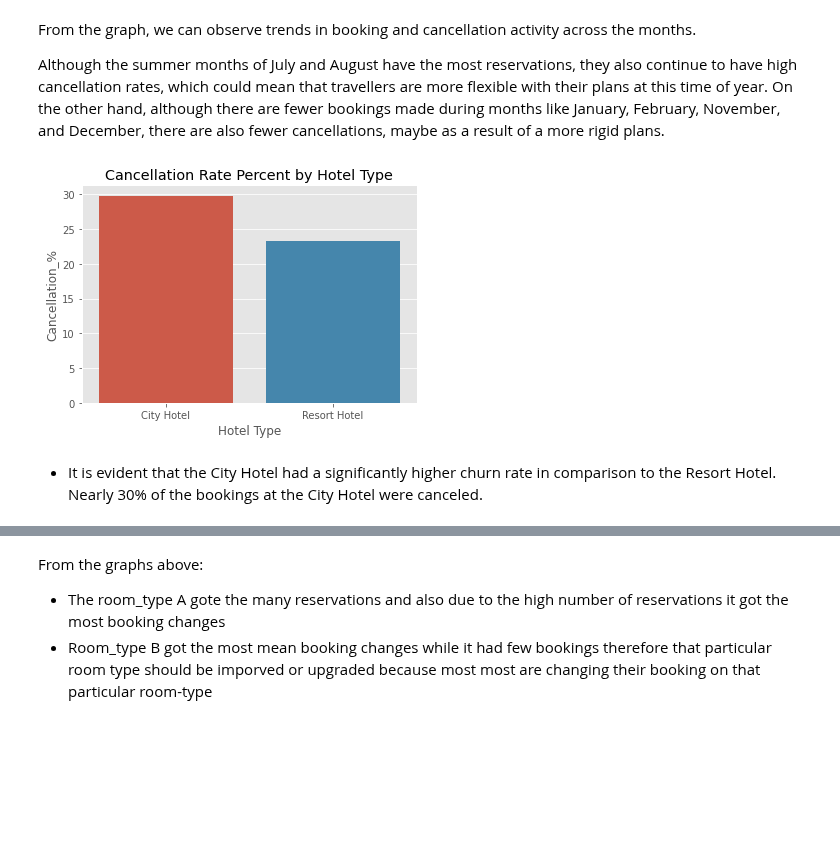
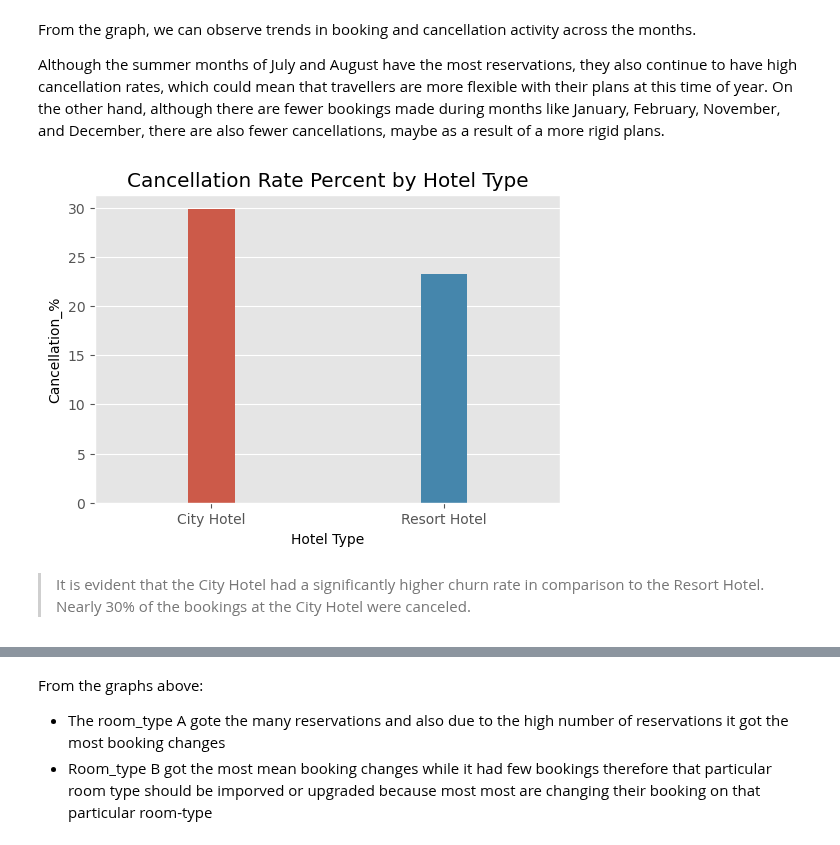
Before and after one commit to u-mar/Churn-Prediction, a Jupyter notebook: student.ipynb, the cells around one changed output, grey strips where cells are left out. Drawn from its saved outputs; the diff is of its cells as text; code cells hidden in the pictures; blank space fills up the shorter version.

```diff
--- a/student.ipynb
+++ b/student.ipynb
@@ -327,36 +302,36 @@ Although the summer months of July and August have the most reservations, they a
 # %%
 # Selecting and counting number of cancelled bookings for each hotel.
 
 # filtering the DataFrame to include only rows where bookings are canceled
 cancelled_data = hotel[hotel['is_canceled'] == 1]
 
 # grouping the filtered data by the 'hotel' column.
 cancel_grp = cancelled_data.groupby('hotel')
 
 # calculates the size (count) of each group
 # creating a DataFrame d_1 with the number of cancelled bookings for each hotel
 d_1 = pd.DataFrame(cancel_grp.size()).rename(columns = {0:'total_cancelled_bookings'})
 
 # Counting total number of bookings for each type of hotel
 grouped_by_hotel = hotel.groupby('hotel')
 total_booking = grouped_by_hotel.size()
 d_2 = pd.DataFrame(total_booking).rename(columns = {0: 'total_bookings'})
 
 d_3 = pd.concat([d_1, d_2], axis = 1)
 
 # Calculating cancel percentage
 d_3['cancel_%'] = round((d_3['total_cancelled_bookings']/d_3['total_bookings'])*100,2)
 
 # plotting the graph
 plt.figure(figsize=(6, 4))
-sns.barplot(x=d_3.index, y=d_3['cancel_%'], dodge=False)
+sns.barplot(x=d_3.index, y=d_3['cancel_%'], width=0.2)
 plt.xlabel('Hotel Type')
 plt.ylabel('Cancellation_%')
 plt.title('Cancellation Rate Percent by Hotel Type');
 # %% [output]
-[figure, old version]
+[figure, new version]
 # %% [markdown]
-- It is evident that the City Hotel had a significantly higher churn rate in comparison to the Resort Hotel. Nearly 30% of the bookings at the City Hotel were canceled.
+> It is evident that the City Hotel had a significantly higher churn rate in comparison to the Resort Hotel. Nearly 30% of the bookings at the City Hotel were canceled.
 # %%
 # creating the plotting axes
 fig, ax=plt.subplots(ncols=3, figsize=(15,5))
```
Also changed, not shown: parts of 36 cells of this notebook.
